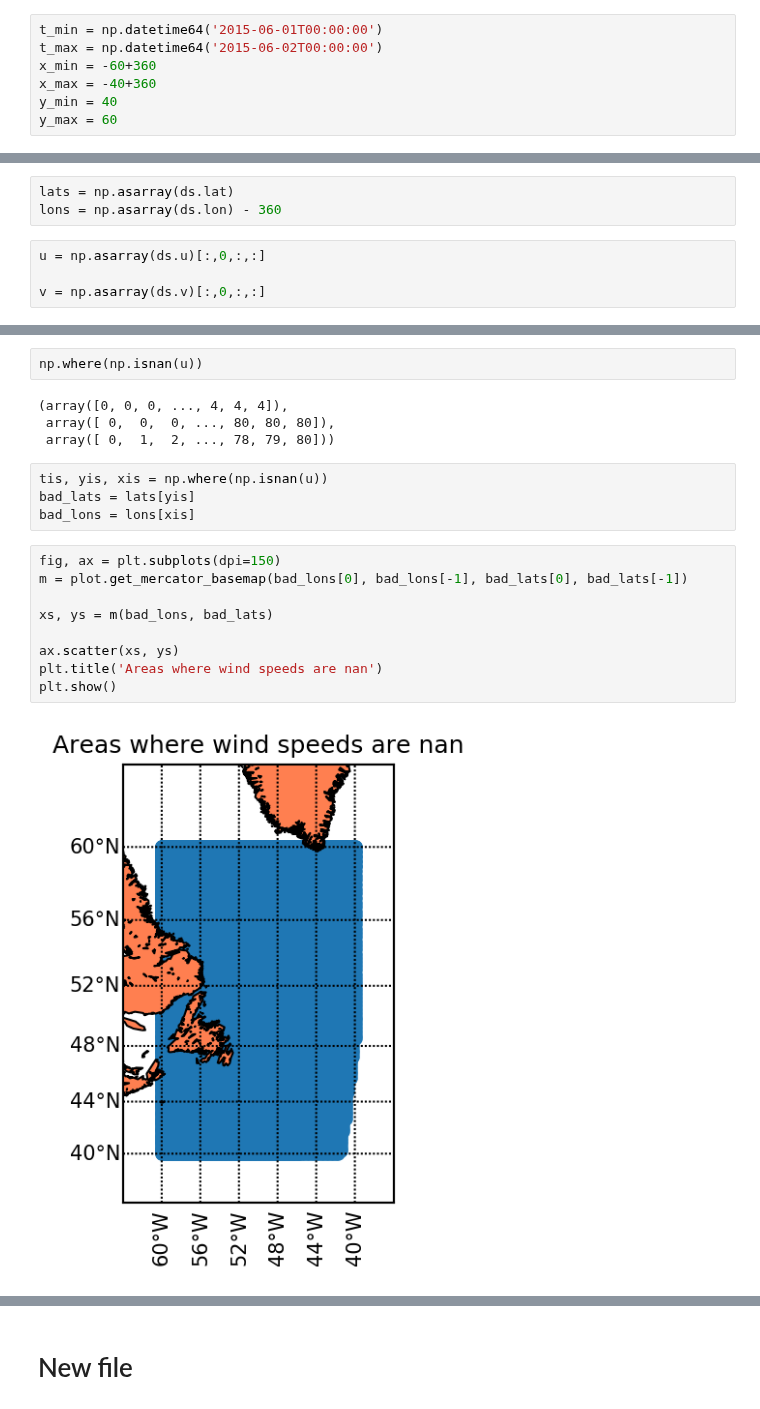
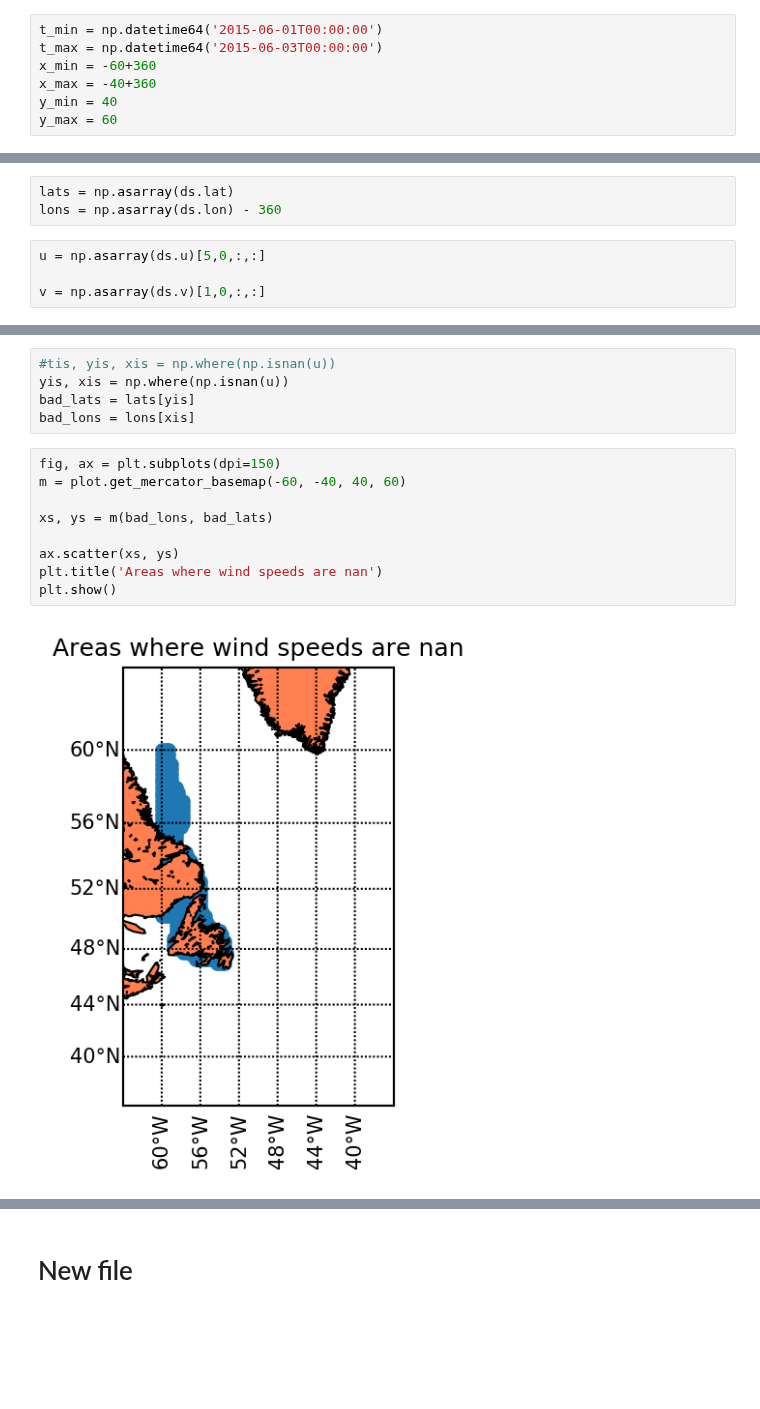
Before and after one commit to evankielley/IceDEF, a Jupyter notebook: notebooks/testing_new_metocean_data.ipynb, the cells around one changed output, grey strips where cells are left out. Cells and saved outputs as stored; diff of their text form; blank space fills up the shorter version.

```diff
--- a/notebooks/testing_new_metocean_data.ipynb
+++ b/notebooks/testing_new_metocean_data.ipynb
@@ -6,7 +6,7 @@ import matplotlib.pyplot as plt
 url = "http://www.ncei.noaa.gov/thredds/dodsC/uv/6h_agg_rt/Preliminary_Aggregation_of_6h_Ocean_Wind_best.ncd"
 # %%
 t_min = np.datetime64('2015-06-01T00:00:00')
-t_max = np.datetime64('2015-06-02T00:00:00')
+t_max = np.datetime64('2015-06-03T00:00:00')
 x_min = -60+360
 x_max = -40+360
 y_min = 40
@@ -92,6 +94,6 @@ from icedef import plot
 lats = np.asarray(ds.lat)
 lons = np.asarray(ds.lon) - 360
 # %%
-u = np.asarray(ds.u)[:,0,:,:]
+u = np.asarray(ds.u)[5,0,:,:]
 
-v = np.asarray(ds.v)[:,0,:,:]
+v = np.asarray(ds.v)[1,0,:,:]
@@ -102,21 +100,16 @@ u.shape
-# %%
-np.where(np.isnan(u))
-# %% [output]
-(array([0, 0, 0, ..., 4, 4, 4]),
- array([ 0,  0,  0, ..., 80, 80, 80]),
- array([ 0,  1,  2, ..., 78, 79, 80]))
 # %%
-tis, yis, xis = np.where(np.isnan(u))
+#tis, yis, xis = np.where(np.isnan(u))
+yis, xis = np.where(np.isnan(u))
 bad_lats = lats[yis]
 bad_lons = lons[xis]
 # %%
 fig, ax = plt.subplots(dpi=150)
-m = plot.get_mercator_basemap(bad_lons[0], bad_lons[-1], bad_lats[0], bad_lats[-1])
+m = plot.get_mercator_basemap(-60, -40, 40, 60)
 
 xs, ys = m(bad_lons, bad_lats)
 
 ax.scatter(xs, ys)
 plt.title('Areas where wind speeds are nan')
 plt.show()
 # %% [output]
-[figure, old version]
+[figure, new version]
```
Also changed, not shown: parts of 13 cells of this notebook.
